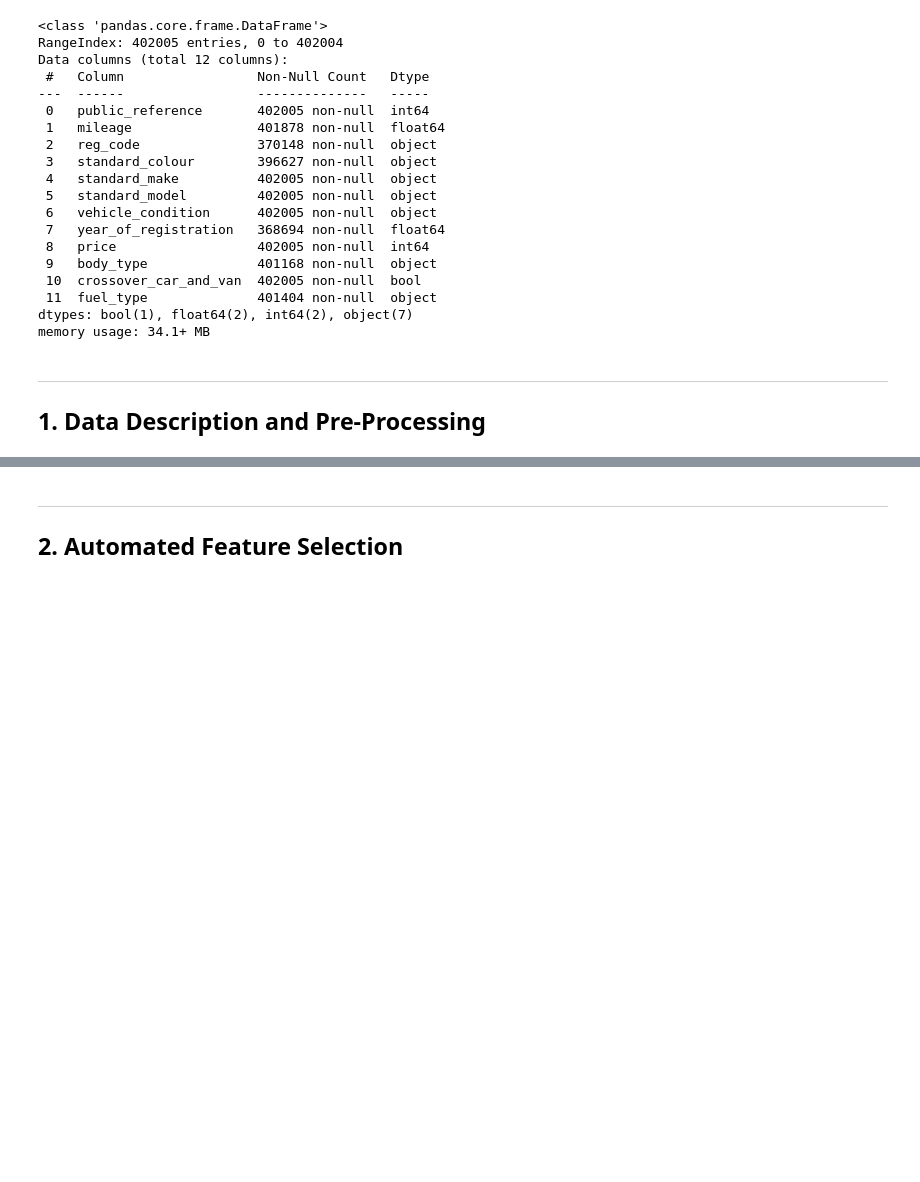
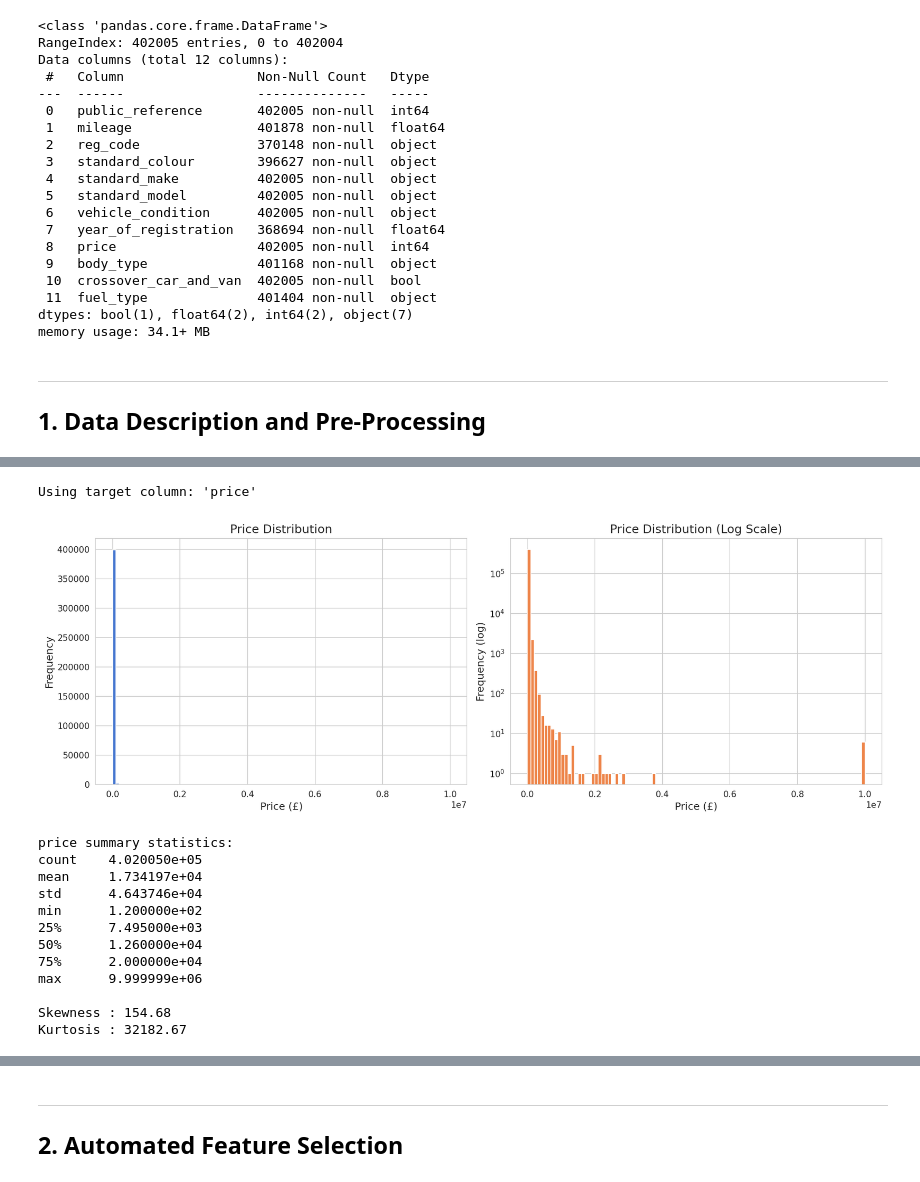
Before and after one commit to ian-shade/Autotrader-Cars-Price-Predictions-ML, a Jupyter notebook: aml_coursework.ipynb, the cells around one changed output, grey strips where cells are left out. Saved outputs shown, nothing was run; the diff lists cells and outputs as text; code cells hidden in the pictures; blank space fills up the shorter version.

```diff
--- a/aml_coursework.ipynb
+++ b/aml_coursework.ipynb
@@ -181,0 +229,60 @@ memory usage: 34.1+ MB
+# %%
+# ------------------------------------------------------------
+# 1.2  Price distribution — original & log scale
+# ------------------------------------------------------------
+
+# Identify the price column (common names in AutoTrader datasets)
+price_col = None
+for candidate in ["price", "Price", "selling_price", "price_in_pounds"]:
+    if candidate in df.columns:
+        price_col = candidate
+        break
+
+if price_col is None:
+    # Fallback: pick the first column whose name contains "price"
+    price_cols = [c for c in df.columns if "price" in c.lower()]
+    if price_cols:
+        price_col = price_cols[0]
+    else:
+        raise ValueError("Could not auto-detect a price column. Please set price_col manually.")
+
+print(f"Using target column: '{price_col}'")
+
+fig, axes = plt.subplots(1, 2, figsize=(14, 5))
+
+# Left — raw scale
+axes[0].hist(df[price_col].dropna(), bins=100, color=sns.color_palette("muted")[0], edgecolor="white")
+axes[0].set_title("Price Distribution")
+axes[0].set_xlabel("Price (£)")
+axes[0].set_ylabel("Frequency")
+
+# Right — log scale
+axes[1].hist(df[price_col].dropna(), bins=100, color=sns.color_palette("muted")[1], edgecolor="white", log=True)
+axes[1].set_title("Price Distribution (Log Scale)")
+axes[1].set_xlabel("Price (£)")
+axes[1].set_ylabel("Frequency (log)")
+
+plt.tight_layout()
+# fig.savefig("figures/price_distribution.png")
+plt.show()
+
+# Summary stats for the target
+print(f"\n{price_col} summary statistics:")
+print(df[price_col].describe().to_string())
+print(f"\nSkewness : {df[price_col].skew():.2f}")
+print(f"Kurtosis : {df[price_col].kurtosis():.2f}")
+# %% [output]
+Using target column: 'price'
+[figure, added]
+price summary statistics:
+count    4.020050e+05
+mean     1.734197e+04
+std      4.643746e+04
+min      1.200000e+02
+25%      7.495000e+03
+50%      1.260000e+04
+75%      2.000000e+04
+max      9.999999e+06
+
+Skewness : 154.68
+Kurtosis : 32182.67
```
Also changed, not shown: parts of 23 cells of this notebook.
